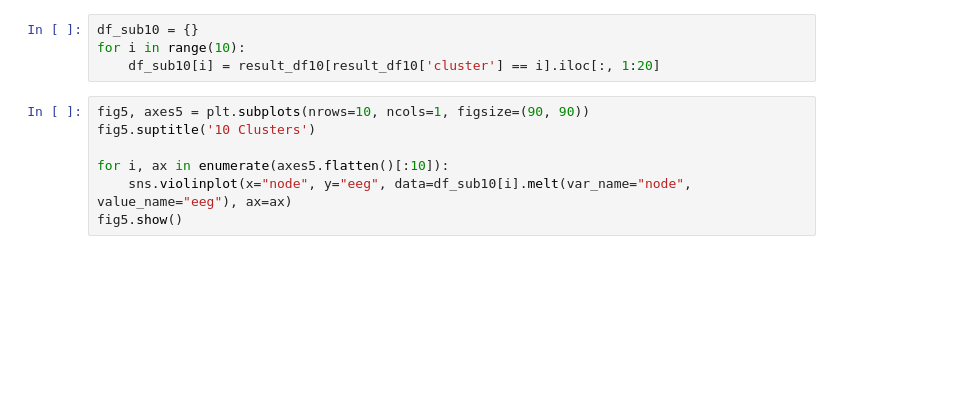
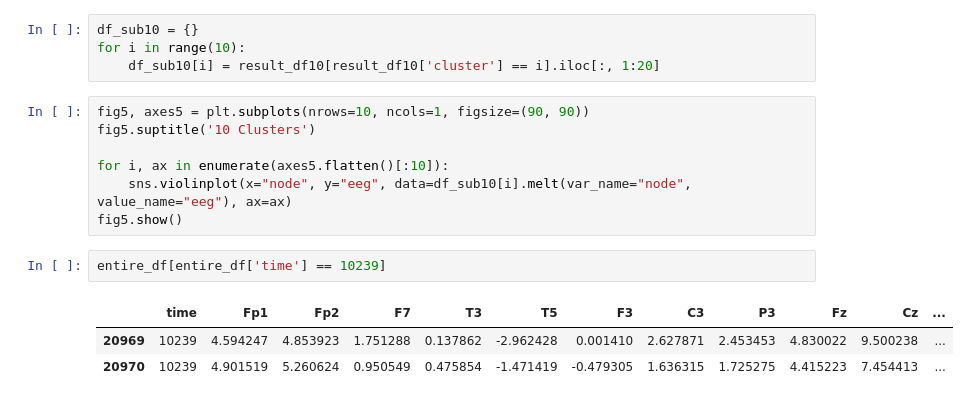
Before and after one commit to UBC-MDS/simpl_eeg_capstone, a Jupyter notebook: src/clustering/HMM.ipynb, the cells around one changed output. Saved outputs shown, nothing was run; the diff lists cells and outputs as text; blank space fills up the shorter version.

```diff
--- a/src/clustering/HMM.ipynb
+++ b/src/clustering/HMM.ipynb
@@ -546,3 +569,9 @@ fig5.suptitle('10 Clusters')
 for i, ax in enumerate(axes5.flatten()[:10]):
     sns.violinplot(x="node", y="eeg", data=df_sub10[i].melt(var_name="node", value_name="eeg"), ax=ax)
 fig5.show()
+# %%
+entire_df[entire_df['time'] == 10239]
+# %% [output]
+|  | time | Fp1 | Fp2 | F7 | T3 | T5 | F3 | C3 | P3 | Fz | Cz | ... |
+| 20969 | 10239 | 4.594247 | 4.853923 | 1.751288 | 0.137862 | -2.962428 | 0.001410 | 2.627871 | 2.453453 | 4.830022 | 9.500238 | ... |
+| 20970 | 10239 | 4.901519 | 5.260624 | 0.950549 | 0.475854 | -1.471419 | -0.479305 | 1.636315 | 1.725275 | 4.415223 | 7.454413 | ... |
```
Also changed, not shown: parts of 6 cells of this notebook.
